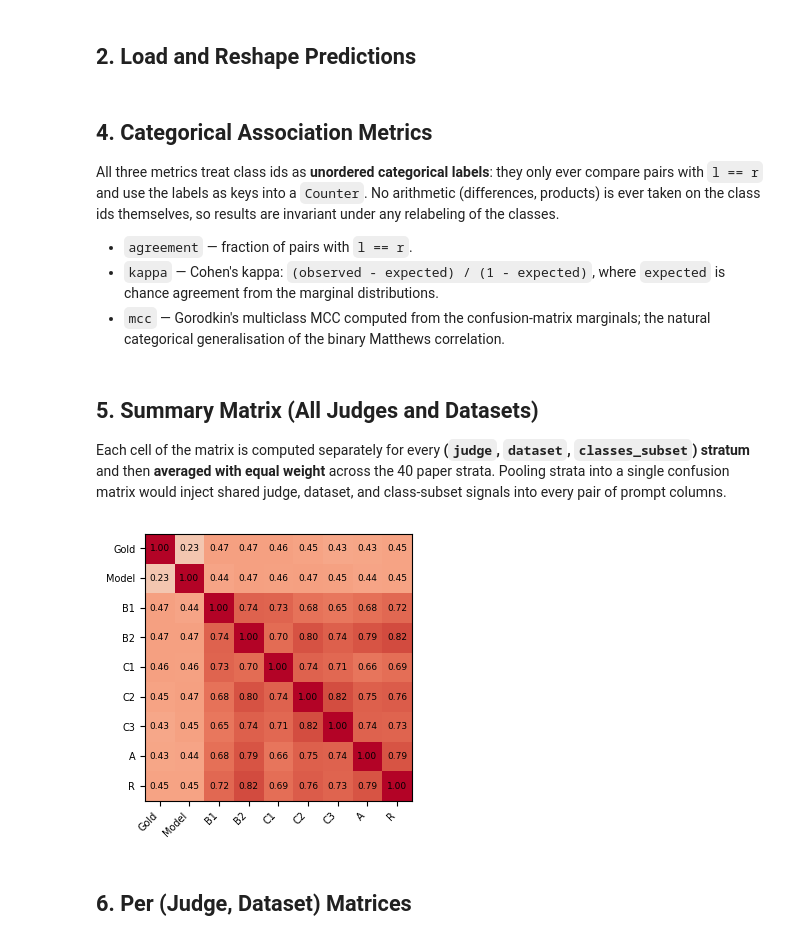
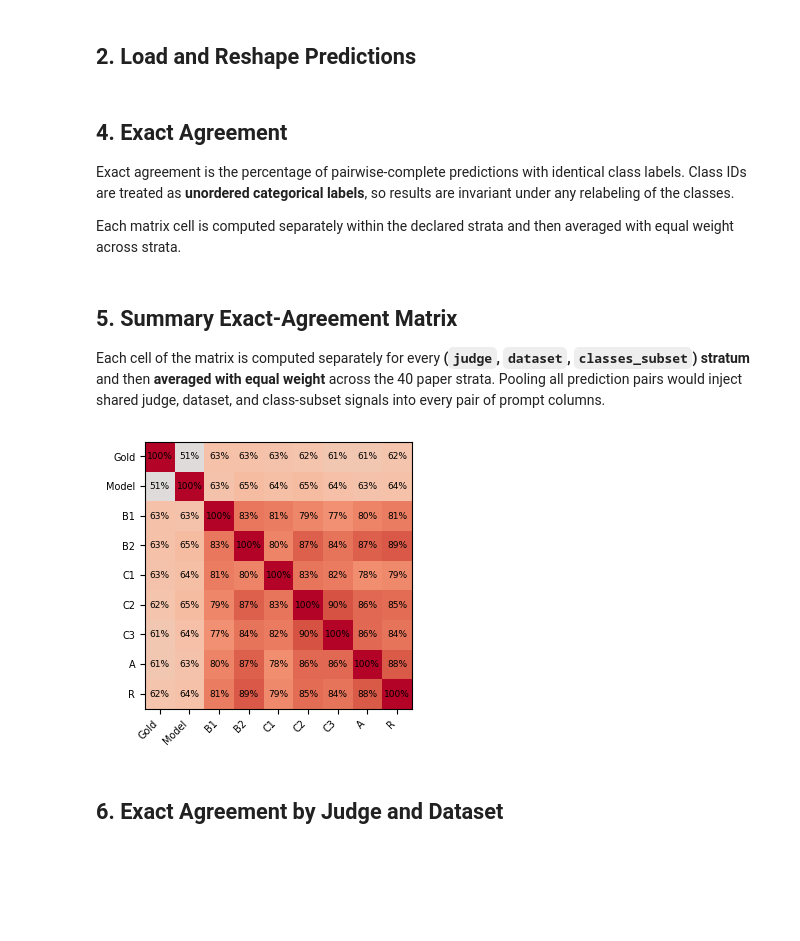
Before and after one commit to AntoninPoche/simulatability_shortcut, a Jupyter notebook: notebooks/6_judge_consistency.ipynb, the cells around one changed output. Saved outputs shown, nothing was run; the diff lists cells and outputs as text; code cells hidden in the pictures; blank space fills up the shorter version.

```diff
--- a/notebooks/6_judge_consistency.ipynb
+++ b/notebooks/6_judge_consistency.ipynb
@@ -172,11 +170,9 @@ for column in LABEL_COLUMNS:
         wide[column] = pd.NA
     wide[column] = pd.to_numeric(wide[column], errors='coerce').astype('Int64')
 # %% [markdown]
-## 4. Categorical Association Metrics
+## 4. Exact Agreement
 
-All three metrics treat class ids as **unordered categorical labels**: they only ever compare pairs with `l == r` and use the labels as keys into a `Counter`. No arithmetic (differences, products) is ever taken on the class ids themselves, so results are invariant under any relabeling of the classes.
+Exact agreement is the percentage of pairwise-complete predictions with identical class labels. Class IDs are treated as **unordered categorical labels**, so results are invariant under any relabeling of the classes.
 
-* `agreement` — fraction of pairs with `l == r`.
-* `kappa` — Cohen's kappa: `(observed - expected) / (1 - expected)`, where `expected` is chance agreement from the marginal distributions.
-* `mcc` — Gorodkin's multiclass MCC computed from the confusion-matrix marginals; the natural categorical generalisation of the binary Matthews correlation.
+Each matrix cell is computed separately within the declared strata and then averaged with equal weight across strata.
 # %%
@@ -261,15 +220,15 @@ def plot_matrix(matrix, output_slug=None):
     plt.show()
 # %% [markdown]
-## 5. Summary Matrix (All Judges and Datasets)
+## 5. Summary Exact-Agreement Matrix
 
-Each cell of the matrix is computed separately for every **(`judge`, `dataset`, `classes_subset`) stratum** and then **averaged with equal weight** across the 40 paper strata. Pooling strata into a single confusion matrix would inject shared judge, dataset, and class-subset signals into every pair of prompt columns.
+Each cell of the matrix is computed separately for every **(`judge`, `dataset`, `classes_subset`) stratum** and then **averaged with equal weight** across the 40 paper strata. Pooling all prediction pairs would inject shared judge, dataset, and class-subset signals into every pair of prompt columns.
 # %%
-summary_matrix = association_matrix(
+summary_matrix = exact_agreement_matrix(
     wide, strata_columns=('judge', 'dataset', 'classes_subset')
 )
-plot_matrix(summary_matrix, output_slug='summary')
+plot_agreement_matrix(summary_matrix, output_slug='summary')
 # %% [output]
-[figure, old version]
+[figure, new version]
 # %% [markdown]
-## 6. Per (Judge, Dataset) Matrices
+## 6. Exact Agreement by Judge and Dataset
 # %%
```
Also changed, not shown: parts of 7 cells of this notebook, 3 other files.
